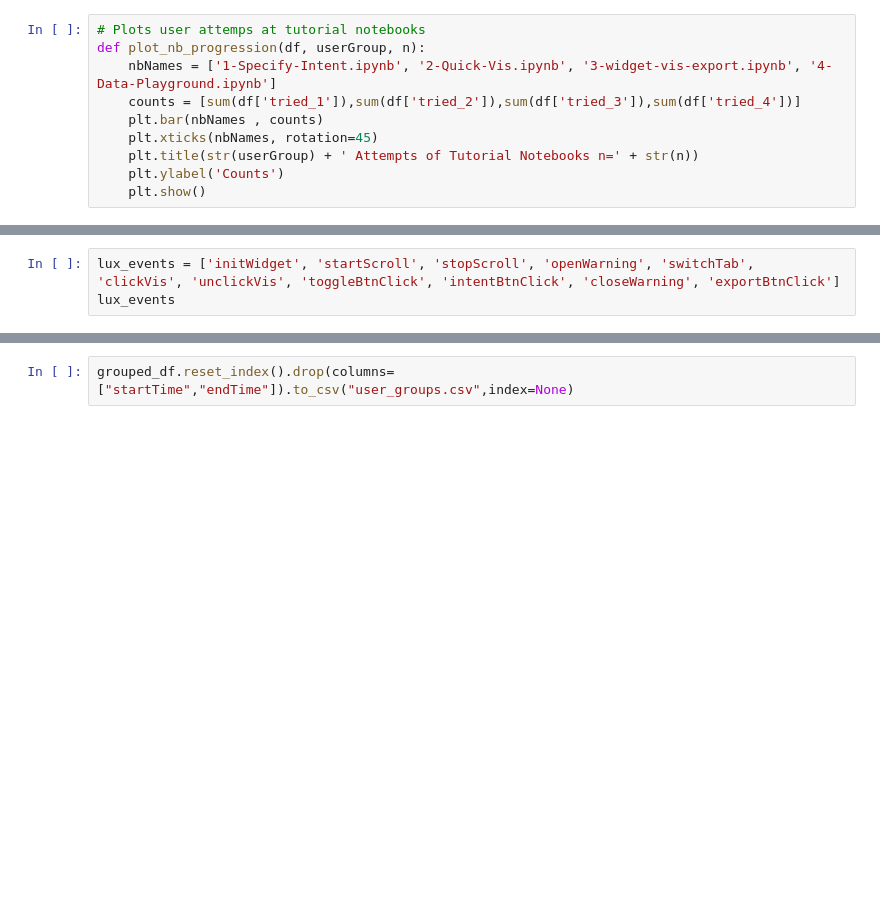
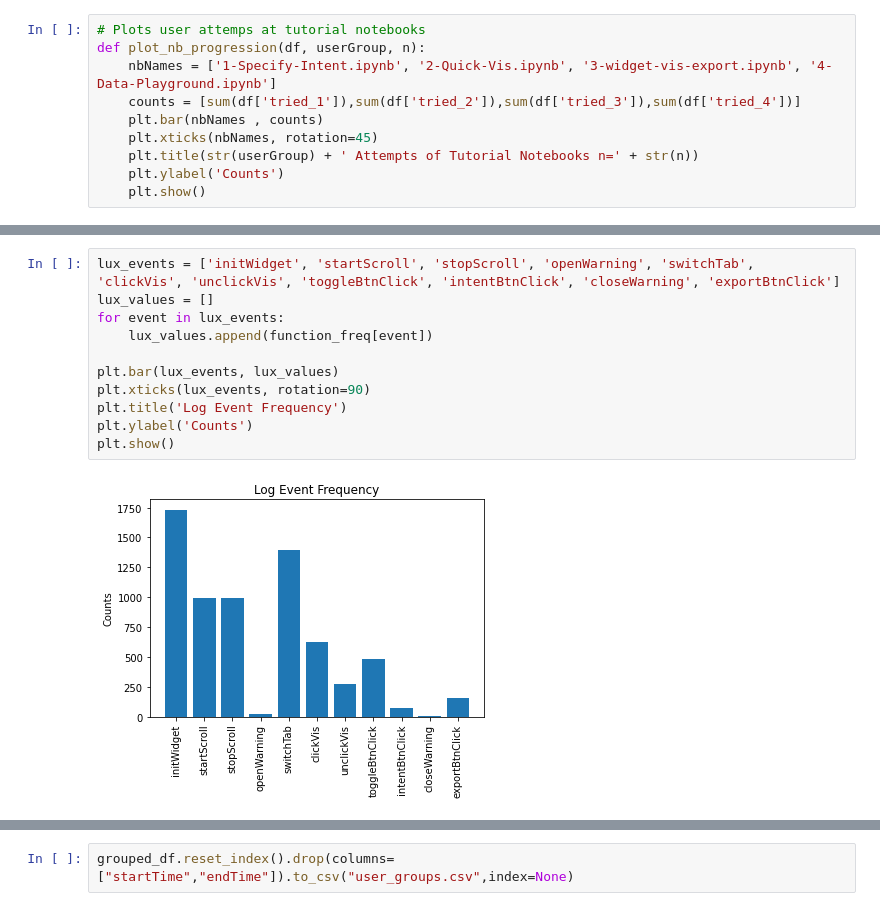
Before and after one commit to willeppy/lux-logger, a Jupyter notebook: LuxLogAnalysis.ipynb, the cells around one changed output, grey strips where cells are left out. Cells and saved outputs as stored; diff of their text form; blank space fills up the shorter version.

```diff
--- a/LuxLogAnalysis.ipynb
+++ b/LuxLogAnalysis.ipynb
@@ -166,5 +267,15 @@ plt.show()
 # %%
 lux_events = ['initWidget', 'startScroll', 'stopScroll', 'openWarning', 'switchTab', 'clickVis', 'unclickVis', 'toggleBtnClick', 'intentBtnClick', 'closeWarning', 'exportBtnClick']
-lux_events
+lux_values = []
+for event in lux_events:
+    lux_values.append(function_freq[event])
+
+plt.bar(lux_events, lux_values)
+plt.xticks(lux_events, rotation=90)
+plt.title('Log Event Frequency')
+plt.ylabel('Counts')
+plt.show()
+# %% [output]
+[figure, added]
 # %%
 playground_df['endTime'] - playground_df['startTime']
```
Also changed, not shown: parts of 30 cells of this notebook, 2 other files.
